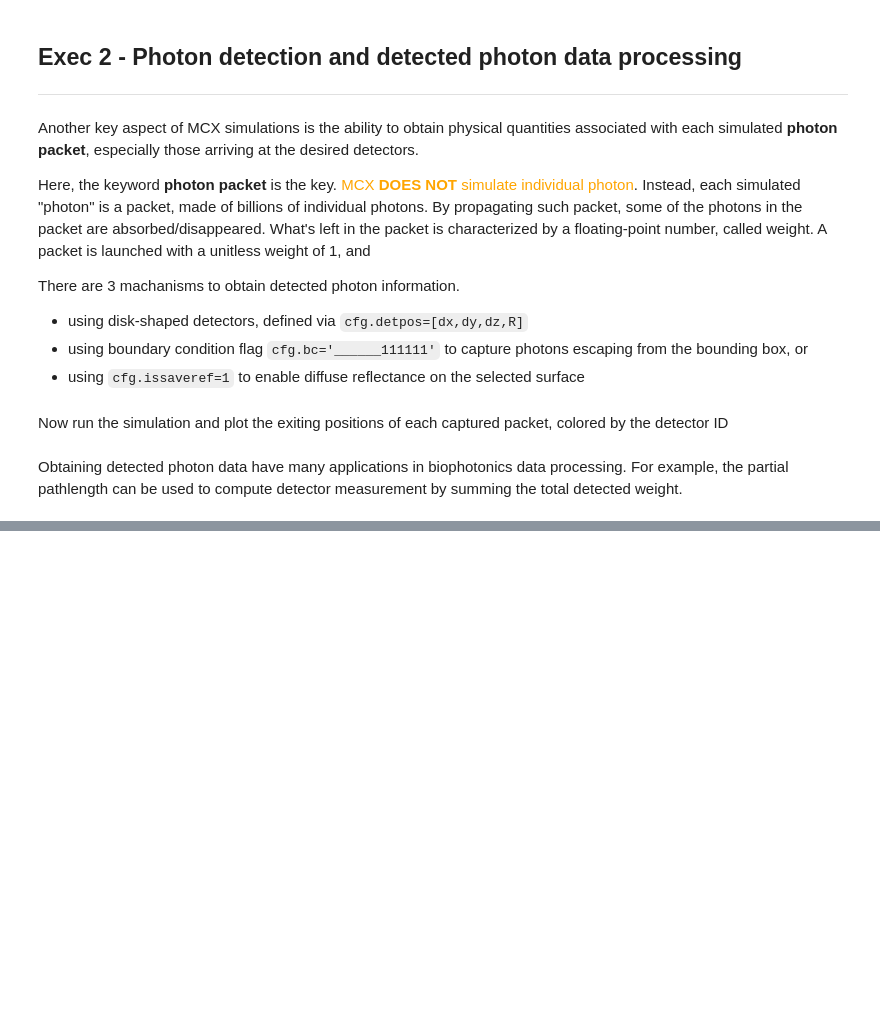
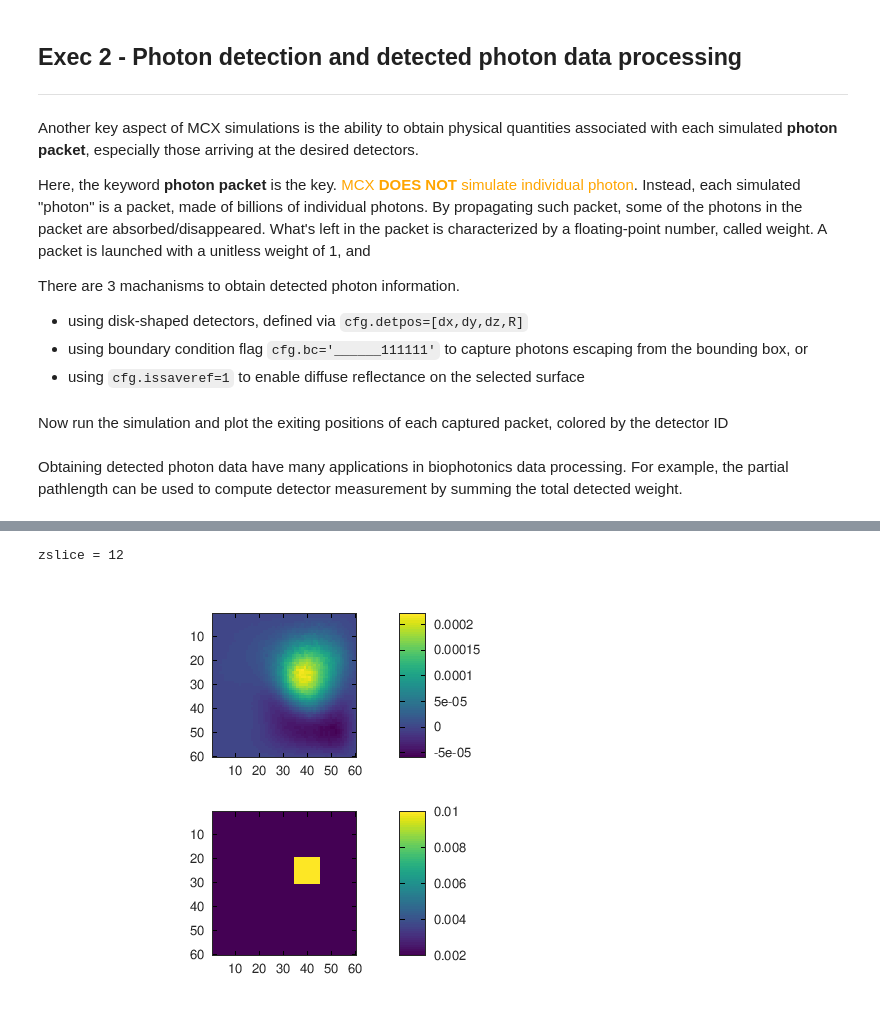
Before and after one commit to nzhang1218/MCX24Workshop, a Jupyter notebook: Training/MCX2024_1D_mcxlab_training.ipynb, the cells around one changed output, grey strips where cells are left out. Drawn from its saved outputs; the diff is of its cells as text; code cells hidden in the pictures; blank space fills up the shorter version.

```diff
--- a/Training/MCX2024_1D_mcxlab_training.ipynb
+++ b/Training/MCX2024_1D_mcxlab_training.ipynb
@@ -1036,0 +989,37 @@ hold on;contour(log10(squeeze(jacobian_replay(:,:,15,2))),'r--');
+# %%
+%%octave
+
+size(jacob(:,:))
+size(measurements)
+size(modelpredict)
+
+dmua = rbreginv(jacob(:,:), measurements-modelpredict, 1e-10);
+
+
+dims = size(reconcfg.vol)
+dmua = reshape(dmua, dims(2:4));
+
+% groupd-truth mua
+mua_truth=reshape(squeeze(cfg0.prop(cfg0.vol+1,1)), dims(2:4));
+size(mua_truth)
+max(mua_truth(:))
+# %%
+%%octave
+
+zslice = 12 # @param {type:"slider", min:0, max:30, step:1}
+
+close all
+figure;
+subplot(211)
+imagesc(squeeze(dmua(:, :, zslice)))
+axis equal
+colorbar
+
+
+subplot(212)
+imagesc(squeeze(mua_truth(:, :, zslice)))
+axis equal
+colorbar
+# %% [output]
+zslice = 12
+[figure, added]
```
Also changed, not shown: parts of 40 cells of this notebook.
